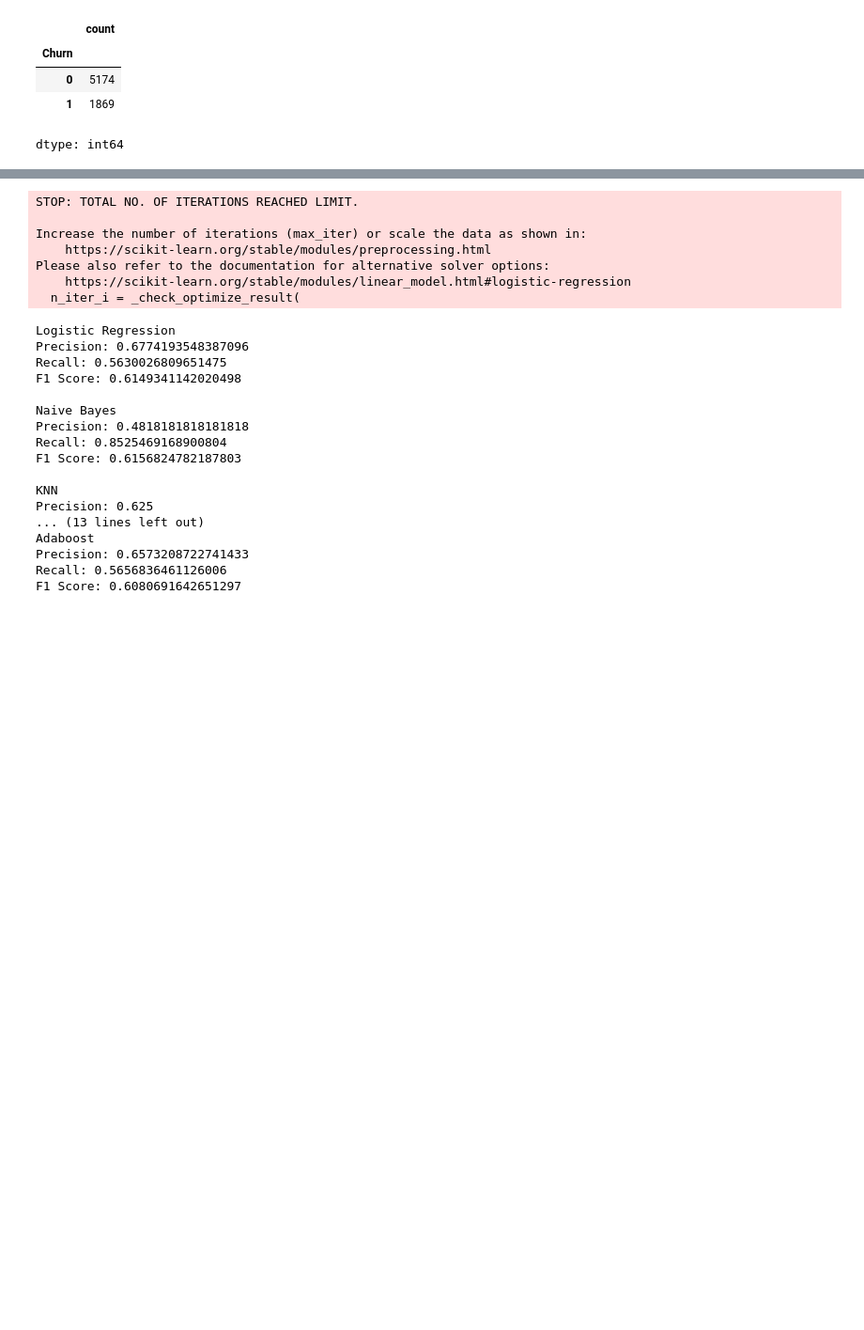
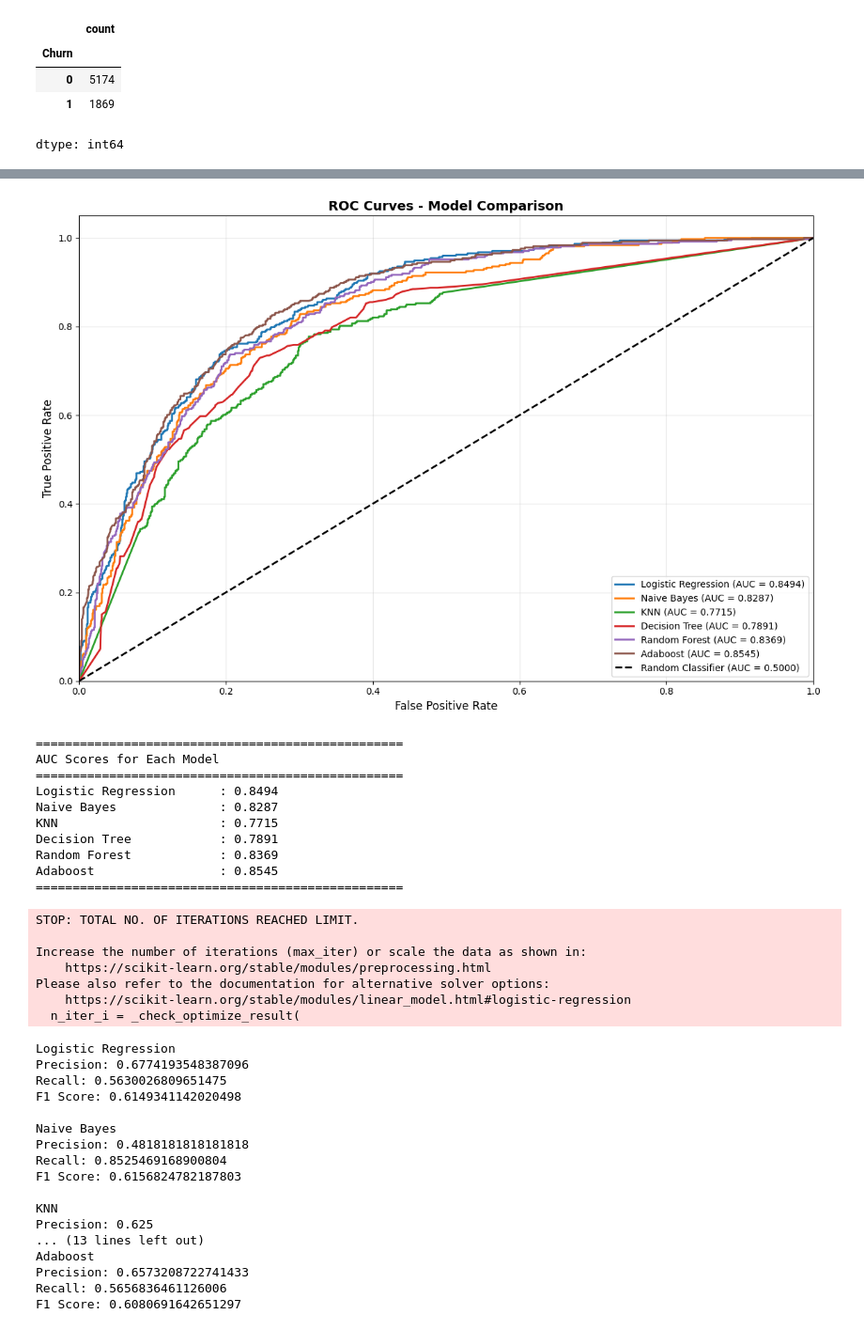
Before and after one commit to Mazen-Haytham/customer-churn-prediction, a Jupyter notebook: Project.ipynb, the cells around one changed output, grey strips where cells are left out. Shown at 94% size. Saved outputs shown, nothing was run; the diff lists cells and outputs as text; code cells hidden in the pictures; blank space fills up the shorter version.

```diff
--- a/Project.ipynb
+++ b/Project.ipynb
@@ -391,0 +373,2 @@ F1 Score: 0.6080691642651297
+# %%
+X_train, X_test, y_train, y_test = train_test_split(X, y, test_size=0.2, random_state=42)
@@ -391,0 +399,2 @@ F1 Score: 0.6080691642651297
+# %%
+models= {'Logistic Regression': LogisticRegression(), 'Naive Bayes': GaussianNB(),'KNN': KNeighborsClassifier(n_neighbors= 10),'Decision Tree': DecisionTreeClassifier(), 'Random Forest': RandomForestClassifier(), 'Adaboost': AdaBoostClassifier()}
@@ -391,0 +483,16 @@ F1 Score: 0.6080691642651297
+# %%
+from sklearn.metrics import accuracy_score
+
+for name, model in models.items():
+    model.fit(X_train, y_train)
+
+    y_pred_train = model.predict(X_train)
+    y_pred_test = model.predict(X_test)
+
+    train_accuracy = accuracy_score(y_train, y_pred_train)
+    test_accuracy = accuracy_score(y_test, y_pred_test)
+
+    print(name)
+    print("Train Accuracy:", train_accuracy)
+    print("Test Accuracy:", test_accuracy)
+    print()
@@ -392,3 +517,56 @@ F1 Score: 0.6080691642651297
+# %%
+from sklearn.metrics import roc_curve, auc, roc_auc_score
+import matplotlib.pyplot as plt
+
+# Calculate ROC curves for each model
+plt.figure(figsize=(12, 8))
+
+for name, model in models.items():
+    # Predictions on test set
+    y_pred_proba = model.predict_proba(X_test)[:, 1]  # Probability of Class 1 (Churn)
+
+    # Calculate ROC curve
+    fpr, tpr, thresholds = roc_curve(y_test, y_pred_proba)
+    roc_auc = auc(fpr, tpr)
+
+    # Plot ROC curve
+    plt.plot(fpr, tpr, lw=2, label=f'{name} (AUC = {roc_auc:.4f})')
+
+# Plot diagonal (random classifier)
+plt.plot([0, 1], [0, 1], 'k--', lw=2, label='Random Classifier (AUC = 0.5000)')
+
+# Labels and formatting
+plt.xlabel('False Positive Rate', fontsize=12)
+plt.ylabel('True Positive Rate', fontsize=12)
+plt.title('ROC Curves - Model Comparison', fontsize=14, fontweight='bold')
+plt.legend(loc='lower right', fontsize=10)
+plt.grid(alpha=0.3)
+plt.xlim([0.0, 1.0])
+plt.ylim([0.0, 1.05])
+plt.tight_layout()
+plt.show()
+
+# Print AUC scores in a table
+print("\n" + "="*50)
+print("AUC Scores for Each Model")
+print("="*50)
+for name, model in models.items():
+    y_pred_proba = model.predict_proba(X_test)[:, 1]
+    auc_score = roc_auc_score(y_test, y_pred_proba)
+    print(f"{name:25s}: {auc_score:.4f}")
+print("="*50)
+# %% [output]
+[figure, added]
+==================================================
+AUC Scores for Each Model
+==================================================
+Logistic Regression      : 0.8494
+Naive Bayes              : 0.8287
+KNN                      : 0.7715
+Decision Tree            : 0.7891
+Random Forest            : 0.8369
+Adaboost                 : 0.8545
+==================================================
 # %%
 from sklearn.metrics import precision_score, recall_score, f1_score
 
```
Also changed, not shown: parts of 12 cells of this notebook.
